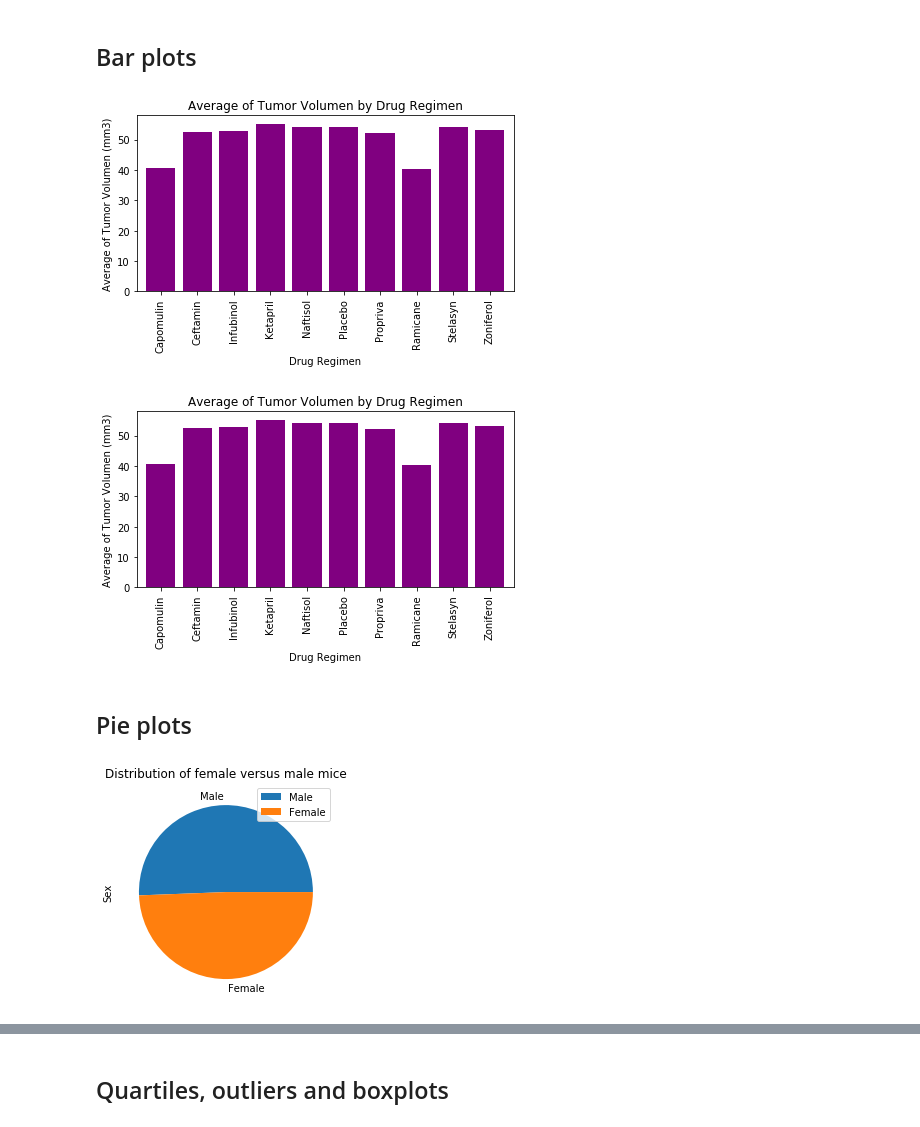
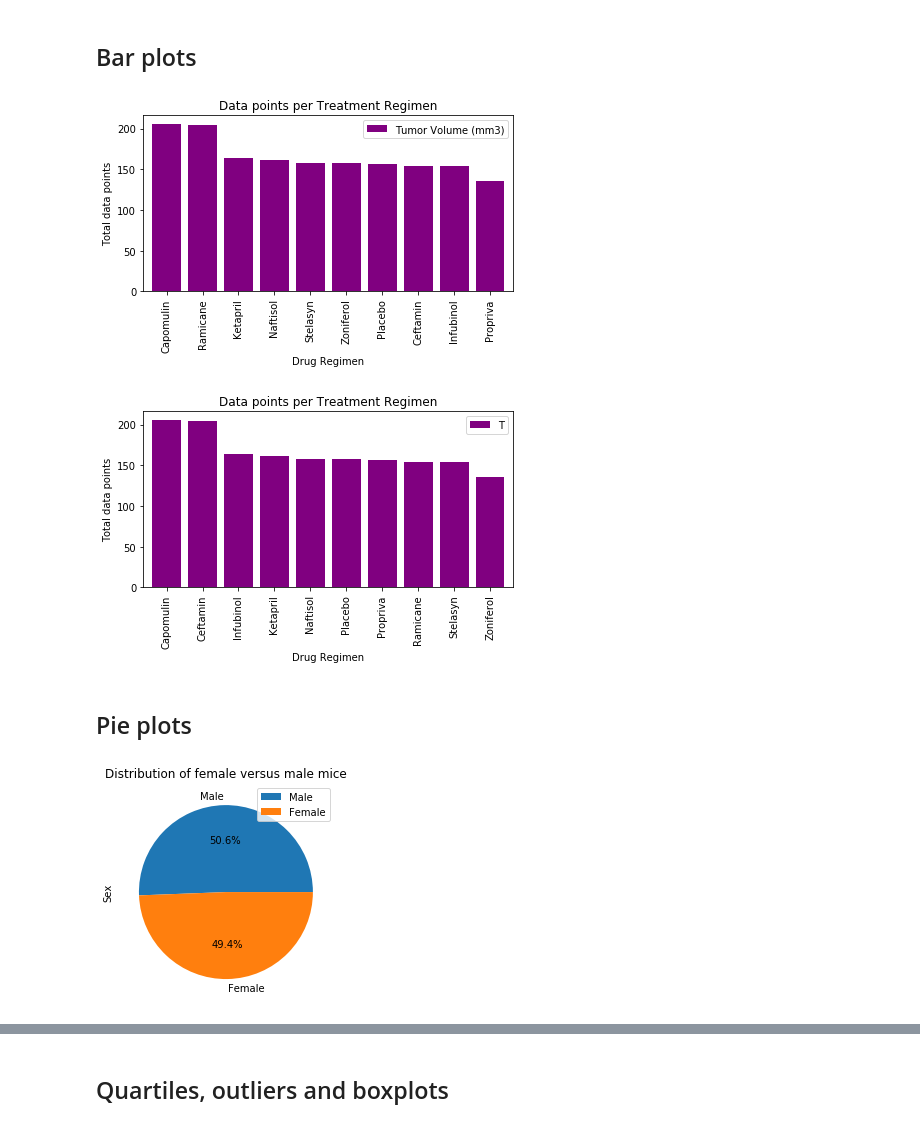
Before and after one commit to cckuqui/Matplotlib-challenge, a Jupyter notebook: pymaceuticals_starter.ipynb, the cells around one changed output, grey strips where cells are left out. Saved outputs shown, nothing was run; the diff lists cells and outputs as text; code cells hidden in the pictures.

Commit message:
Correct values for bars and added percentage in pie chart

```diff
--- a/pymaceuticals_starter.ipynb
+++ b/pymaceuticals_starter.ipynb
@@ -63,39 +63,40 @@ summary_table
 # %% [markdown]
 ## Bar plots
 # %%
-# Generate a bar plot showing number of data points for each treatment regimen using pandas
-summary_table = pd.DataFrame(summary_table)
-summary_table = summary_table['Mean']
-summary_table.plot(kind='bar',title='Average of Tumor Volumen by Drug Regimen',color='purple',width=.8)
-plt.ylabel("Average of Tumor Volumen (mm3)")
+# Generate a bar plot showing number of data points for each treatment regimen using pandas count values de la tabla principal
+mouse_byreg_unique = mouse_byreg.nunique()
+mouse_byreg_unique_df = pd.DataFrame(mouse_byreg_unique['Tumor Volume (mm3)']).sort_values(by=['Tumor Volume (mm3)'],ascending=False)
+mouse_byreg_unique_df.plot(kind='bar',title='Data points per Treatment Regimen',color='purple',width=.8)
+plt.ylabel("Total data points")
 plt.tight_layout()
 plt.show()
 # %% [output]
-[figure, old version]
+[figure, new version]
 # %%
 # Generate a bar plot showing number of data points for each treatment regimen using pyplot
 
-x_axis = np.arange(len(mouse_byreg['Drug Regimen']))
+x_axis = np.arange(len(mouse_byreg_unique_df['Tumor Volume (mm3)']))
 tick_locations = [value for value in x_axis]
 
-plt.bar(x_axis, tumor_mean, color = 'purple', align="center")
+plt.bar(x_axis, mouse_byreg_unique_df['Tumor Volume (mm3)'], color = 'purple', align="center")
 plt.xticks(tick_locations, pd.DataFrame(mouse_byreg)[0], rotation="vertical")
-plt.title("Average of Tumor Volumen by Drug Regimen")
+plt.title("Data points per Treatment Regimen")
 plt.xlabel("Drug Regimen")
-plt.ylabel("Average of Tumor Volumen (mm3)")
+plt.ylabel("Total data points")
+plt.legend("Tumor Volume (mm3)")
 plt.xlim(-0.65, len(x_axis)-.35)
 plt.tight_layout()
 plt.show()
 # %% [output]
-[figure, old version]
+[figure, new version]
 # %% [markdown]
 ## Pie plots
 # %%
-# Generate a pie plot showing the distribution of female versus male mice using pandas
+# Generate a pie plot showing the distribution of female versus male mice using pandas agregar porcentaje
 mouse_sex = pd.DataFrame(mouse_results['Sex'].value_counts())
-mouse_sex.plot(kind='pie',y='Sex',title='Distribution of female versus male mice')
+mouse_sex.plot(kind='pie',y='Sex',title='Distribution of female versus male mice',autopct="%1.1f%%")
 plt.show()
 # %% [output]
-[figure, old version]
+[figure, new version]
 # %%
 # Generate a pie plot showing the distribution of female versus male mice using pyplot
```
Also changed, not shown: parts of 2 cells of this notebook.
